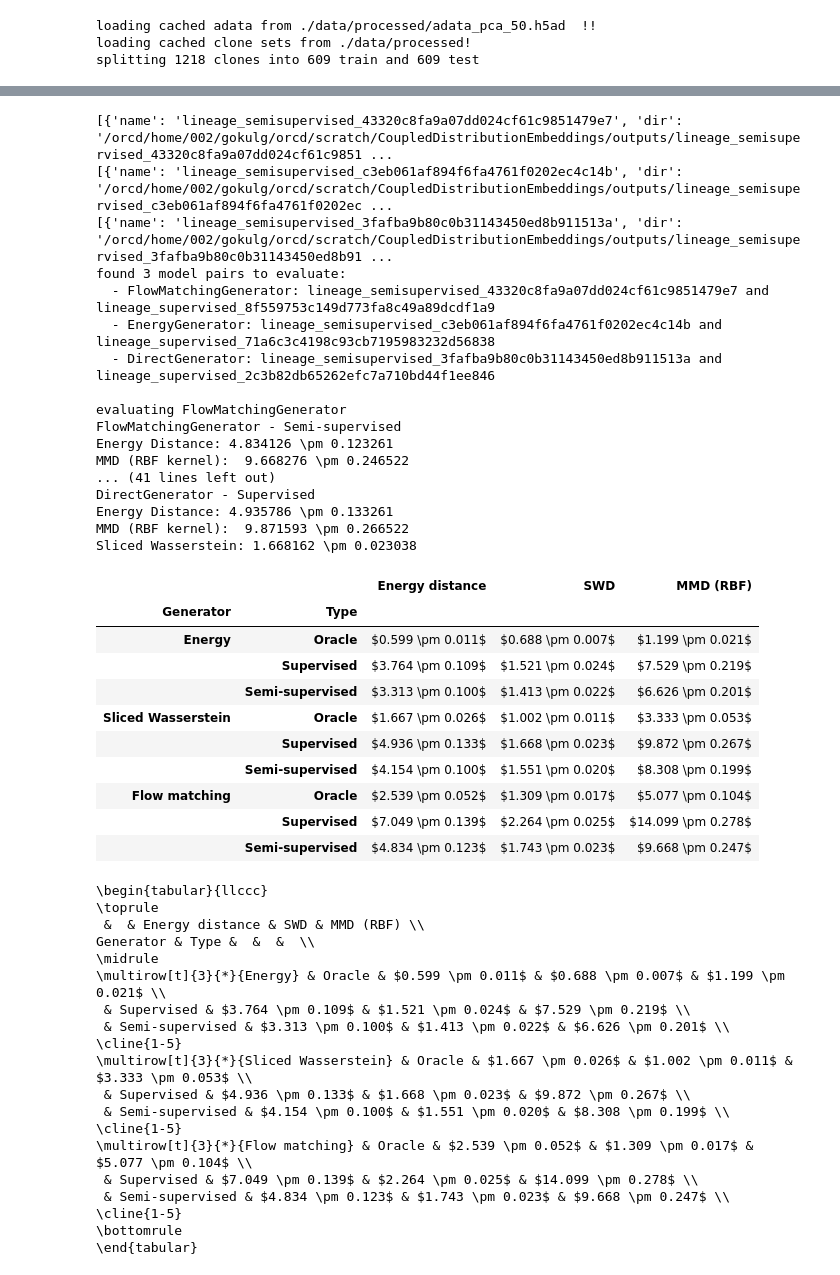
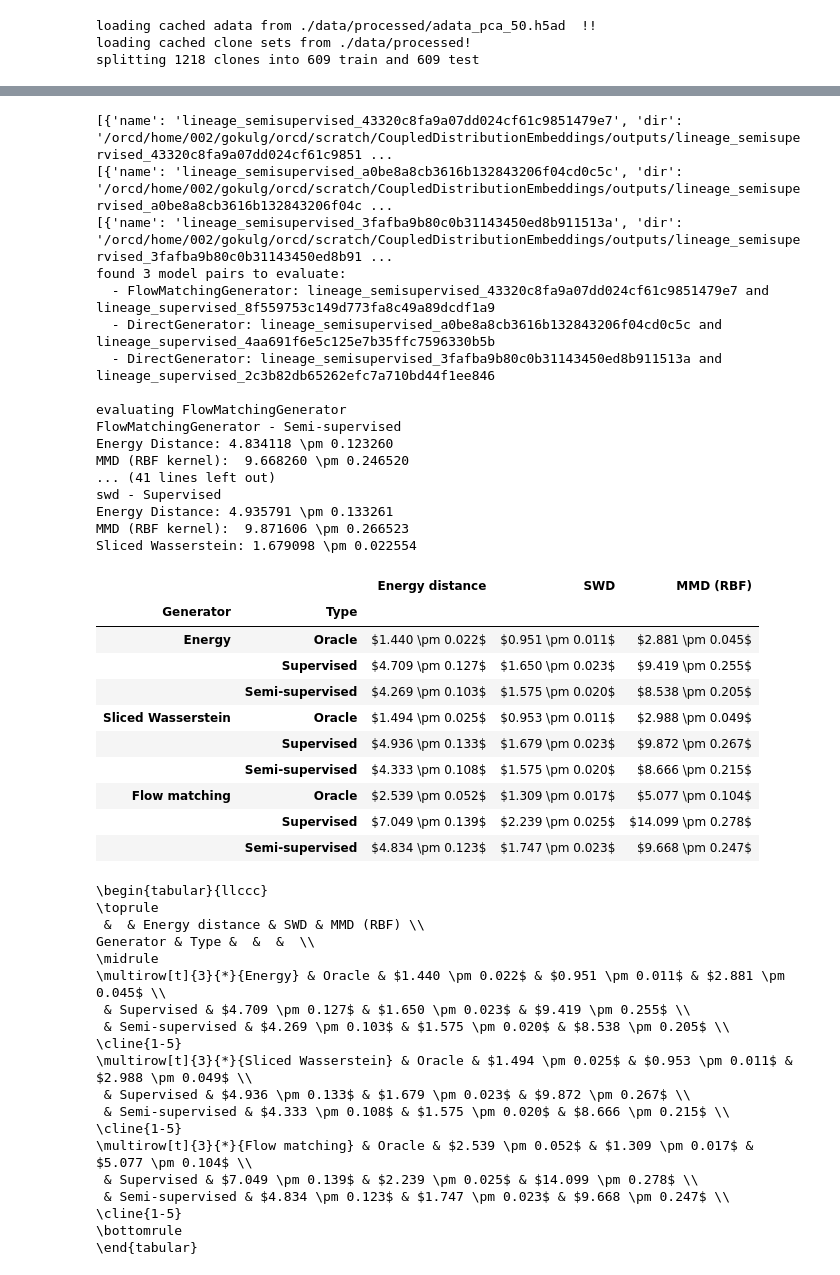
Before and after one commit to njwfish/DistributionConditionedTransport, a Jupyter notebook: notebooks/lineage_tracing.ipynb, the cells around one changed output, grey strips where cells are left out. Cells and saved outputs as stored; diff of their text form; code cells hidden in the pictures.

```diff
--- a/notebooks/lineage_tracing.ipynb
+++ b/notebooks/lineage_tracing.ipynb
@@ -35,8 +35,8 @@ configs = get_all_experiments_info('/orcd/home/002/gokulg/orcd/scratch/CoupledDi
 cfgs = [c for c in configs if 'lineage' in c['name']]
 
 fm_models = [c for c in cfgs if 'Flow' in c['generator']]
-energy_models = [c for c in cfgs if 'Energy' in c['generator']]
-sw_models = [c for c in cfgs if 'Direct' in c['generator']]
+energy_models = [c for c in cfgs if 'mmd' in c['config']['generator'].values()]
+sw_models = [c for c in cfgs if 'swd' in c['config']['generator'].values()]
 
 print('fm models: ', fm_models)
 print('energy models: ', energy_models)
@@ -193,17 +193,21 @@ def evaluate_model_pair(model_configs, lts, device='cuda'):
         torch.zeros(z_x_test.shape).to(device)
     ).reshape(tgt_test.shape)
 
+    model_name = model_configs['name']
+    if model_name == 'DirectGenerator':
+        model_name = model_configs['supervised']['config']['generator']['loss_type']
+
     results = {
-        'model_name': model_configs['name'],
+        'model_name': model_name,
         'ridge_alpha': ridge.alpha_,
         'ridge_mse': mse,
         'ridge_r2': r2,
         'semisupervised': evaluate_model(y_hat_semi.to(device), tgt_test.to(device),
-                                         f"{model_configs['name']} - Semi-supervised"),
+                                         f"{model_name} - Semi-supervised"),
         'oracle': evaluate_model(y_hat_oracle.to(device), tgt_test.to(device),
-                                f"{model_configs['name']} - Oracle"),
+                                f"{model_name} - Oracle"),
         'supervised': evaluate_model(y_hat_sup.to(device), tgt_test.to(device),
-                                    f"{model_configs['name']} - Supervised")
+                                    f"{model_name} - Supervised")
     }
 
     return results
@@ -246,27 +250,27 @@ for pair in all_pairs:
     print()
 # %% [output]
 [{'name': 'lineage_semisupervised_43320c8fa9a07dd024cf61c9851479e7', 'dir': '/orcd/home/002/gokulg/orcd/scratch/CoupledDistributionEmbeddings/outputs/lineage_semisupervised_43320c8fa9a07dd024cf61c9851 ...
-[{'name': 'lineage_semisupervised_c3eb061af894f6fa4761f0202ec4c14b', 'dir': '/orcd/home/002/gokulg/orcd/scratch/CoupledDistributionEmbeddings/outputs/lineage_semisupervised_c3eb061af894f6fa4761f0202ec ...
+[{'name': 'lineage_semisupervised_a0be8a8cb3616b132843206f04cd0c5c', 'dir': '/orcd/home/002/gokulg/orcd/scratch/CoupledDistributionEmbeddings/outputs/lineage_semisupervised_a0be8a8cb3616b132843206f04c ...
 [{'name': 'lineage_semisupervised_3fafba9b80c0b31143450ed8b911513a', 'dir': '/orcd/home/002/gokulg/orcd/scratch/CoupledDistributionEmbeddings/outputs/lineage_semisupervised_3fafba9b80c0b31143450ed8b91 ...
 found 3 model pairs to evaluate:
   - FlowMatchingGenerator: lineage_semisupervised_43320c8fa9a07dd024cf61c9851479e7 and lineage_supervised_8f559753c149d773fa8c49a89dcdf1a9
-  - EnergyGenerator: lineage_semisupervised_c3eb061af894f6fa4761f0202ec4c14b and lineage_supervised_71a6c3c4198c93cb7195983232d56838
+  - DirectGenerator: lineage_semisupervised_a0be8a8cb3616b132843206f04cd0c5c and lineage_supervised_4aa691f6e5c125e7b35ffc7596330b5b
   - DirectGenerator: lineage_semisupervised_3fafba9b80c0b31143450ed8b911513a and lineage_supervised_2c3b82db65262efc7a710bd44f1ee846
 
 evaluating FlowMatchingGenerator
 FlowMatchingGenerator - Semi-supervised
-Energy Distance: 4.834126 \pm 0.123261
-MMD (RBF kernel):  9.668276 \pm 0.246522
+Energy Distance: 4.834118 \pm 0.123260
+MMD (RBF kernel):  9.668260 \pm 0.246520
 ... (41 lines left out)
-DirectGenerator - Supervised
-Energy Distance: 4.935786 \pm 0.133261
-MMD (RBF kernel):  9.871593 \pm 0.266522
-Sliced Wasserstein: 1.668162 \pm 0.023038
+swd - Supervised
+Energy Distance: 4.935791 \pm 0.133261
+MMD (RBF kernel):  9.871606 \pm 0.266523
+Sliced Wasserstein: 1.679098 \pm 0.022554
 # %%
 def gen_label(name):
     if 'Flow' in name:
         return 'Flow matching'
-    if 'Energy' in name:
+    if 'mmd' in name:
         return 'Energy'
     return 'Sliced Wasserstein'
 
@@ -279,58 +283,58 @@ for r in all_results:
     for cond_key, cond_name in [('oracle','Oracle'), ('supervised','Supervised'), ('semisupervised','Semi-supervised')]:
         m = r[cond_key]
         rows.append({
             'Generator': g,
             'Type': cond_name,
             'Energy distance': fmt_mean_sem(m['energy']),
             'SWD': fmt_mean_sem(m['sliced_wasserstein']),
             'MMD (RBF)': fmt_mean_sem(m['mmd']),
         })
 
 df = pd.DataFrame(rows)
 gen_order = ['Energy', 'Sliced Wasserstein', 'Flow matching']
 cond_order = ['Oracle', 'Supervised', 'Semi-supervised']
 df['Generator'] = pd.Categorical(df['Generator'], categories=gen_order, ordered=True)
 df['Type'] = pd.Categorical(df['Type'], categories=cond_order, ordered=True)
 df = df.sort_values(['Generator','Type']).reset_index(drop=True)
 
 # set multiindex for generator groups
 df_indexed = df.set_index(['Generator', 'Type'])
 display(df_indexed.style.set_table_styles([
     {'selector': 'th', 'props': [('font-weight','bold'), ('text-align','center')]},
     {'selector': 'td', 'props': [('text-align','center')]},
 ]))
 
 # latex with multirow
 latex = df_indexed.to_latex(escape=False, multirow=True, column_format='llccc')
 print(latex)
 # %% [output]
 |  |  | Energy distance | SWD | MMD (RBF) |
 | Generator | Type |  |  |  |
-| Energy | Oracle | $0.599 \pm 0.011$ | $0.688 \pm 0.007$ | $1.199 \pm 0.021$ |
-|  | Supervised | $3.764 \pm 0.109$ | $1.521 \pm 0.024$ | $7.529 \pm 0.219$ |
-|  | Semi-supervised | $3.313 \pm 0.100$ | $1.413 \pm 0.022$ | $6.626 \pm 0.201$ |
-| Sliced Wasserstein | Oracle | $1.667 \pm 0.026$ | $1.002 \pm 0.011$ | $3.333 \pm 0.053$ |
-|  | Supervised | $4.936 \pm 0.133$ | $1.668 \pm 0.023$ | $9.872 \pm 0.267$ |
-|  | Semi-supervised | $4.154 \pm 0.100$ | $1.551 \pm 0.020$ | $8.308 \pm 0.199$ |
+| Energy | Oracle | $1.440 \pm 0.022$ | $0.951 \pm 0.011$ | $2.881 \pm 0.045$ |
+|  | Supervised | $4.709 \pm 0.127$ | $1.650 \pm 0.023$ | $9.419 \pm 0.255$ |
+|  | Semi-supervised | $4.269 \pm 0.103$ | $1.575 \pm 0.020$ | $8.538 \pm 0.205$ |
+| Sliced Wasserstein | Oracle | $1.494 \pm 0.025$ | $0.953 \pm 0.011$ | $2.988 \pm 0.049$ |
+|  | Supervised | $4.936 \pm 0.133$ | $1.679 \pm 0.023$ | $9.872 \pm 0.267$ |
+|  | Semi-supervised | $4.333 \pm 0.108$ | $1.575 \pm 0.020$ | $8.666 \pm 0.215$ |
 | Flow matching | Oracle | $2.539 \pm 0.052$ | $1.309 \pm 0.017$ | $5.077 \pm 0.104$ |
-|  | Supervised | $7.049 \pm 0.139$ | $2.264 \pm 0.025$ | $14.099 \pm 0.278$ |
-|  | Semi-supervised | $4.834 \pm 0.123$ | $1.743 \pm 0.023$ | $9.668 \pm 0.247$ |
+|  | Supervised | $7.049 \pm 0.139$ | $2.239 \pm 0.025$ | $14.099 \pm 0.278$ |
+|  | Semi-supervised | $4.834 \pm 0.123$ | $1.747 \pm 0.023$ | $9.668 \pm 0.247$ |
 \begin{tabular}{llccc}
 \toprule
  &  & Energy distance & SWD & MMD (RBF) \\
 Generator & Type &  &  &  \\
 \midrule
-\multirow[t]{3}{*}{Energy} & Oracle & $0.599 \pm 0.011$ & $0.688 \pm 0.007$ & $1.199 \pm 0.021$ \\
- & Supervised & $3.764 \pm 0.109$ & $1.521 \pm 0.024$ & $7.529 \pm 0.219$ \\
- & Semi-supervised & $3.313 \pm 0.100$ & $1.413 \pm 0.022$ & $6.626 \pm 0.201$ \\
+\multirow[t]{3}{*}{Energy} & Oracle & $1.440 \pm 0.022$ & $0.951 \pm 0.011$ & $2.881 \pm 0.045$ \\
+ & Supervised & $4.709 \pm 0.127$ & $1.650 \pm 0.023$ & $9.419 \pm 0.255$ \\
+ & Semi-supervised & $4.269 \pm 0.103$ & $1.575 \pm 0.020$ & $8.538 \pm 0.205$ \\
 \cline{1-5}
-\multirow[t]{3}{*}{Sliced Wasserstein} & Oracle & $1.667 \pm 0.026$ & $1.002 \pm 0.011$ & $3.333 \pm 0.053$ \\
- & Supervised & $4.936 \pm 0.133$ & $1.668 \pm 0.023$ & $9.872 \pm 0.267$ \\
- & Semi-supervised & $4.154 \pm 0.100$ & $1.551 \pm 0.020$ & $8.308 \pm 0.199$ \\
+\multirow[t]{3}{*}{Sliced Wasserstein} & Oracle & $1.494 \pm 0.025$ & $0.953 \pm 0.011$ & $2.988 \pm 0.049$ \\
+ & Supervised & $4.936 \pm 0.133$ & $1.679 \pm 0.023$ & $9.872 \pm 0.267$ \\
+ & Semi-supervised & $4.333 \pm 0.108$ & $1.575 \pm 0.020$ & $8.666 \pm 0.215$ \\
 \cline{1-5}
 \multirow[t]{3}{*}{Flow matching} & Oracle & $2.539 \pm 0.052$ & $1.309 \pm 0.017$ & $5.077 \pm 0.104$ \\
- & Supervised & $7.049 \pm 0.139$ & $2.264 \pm 0.025$ & $14.099 \pm 0.278$ \\
- & Semi-supervised & $4.834 \pm 0.123$ & $1.743 \pm 0.023$ & $9.668 \pm 0.247$ \\
+ & Supervised & $7.049 \pm 0.139$ & $2.239 \pm 0.025$ & $14.099 \pm 0.278$ \\
+ & Semi-supervised & $4.834 \pm 0.123$ & $1.747 \pm 0.023$ & $9.668 \pm 0.247$ \\
 \cline{1-5}
 \bottomrule
 \end{tabular}
```
Also changed, not shown: parts of 1 cell of this notebook.
